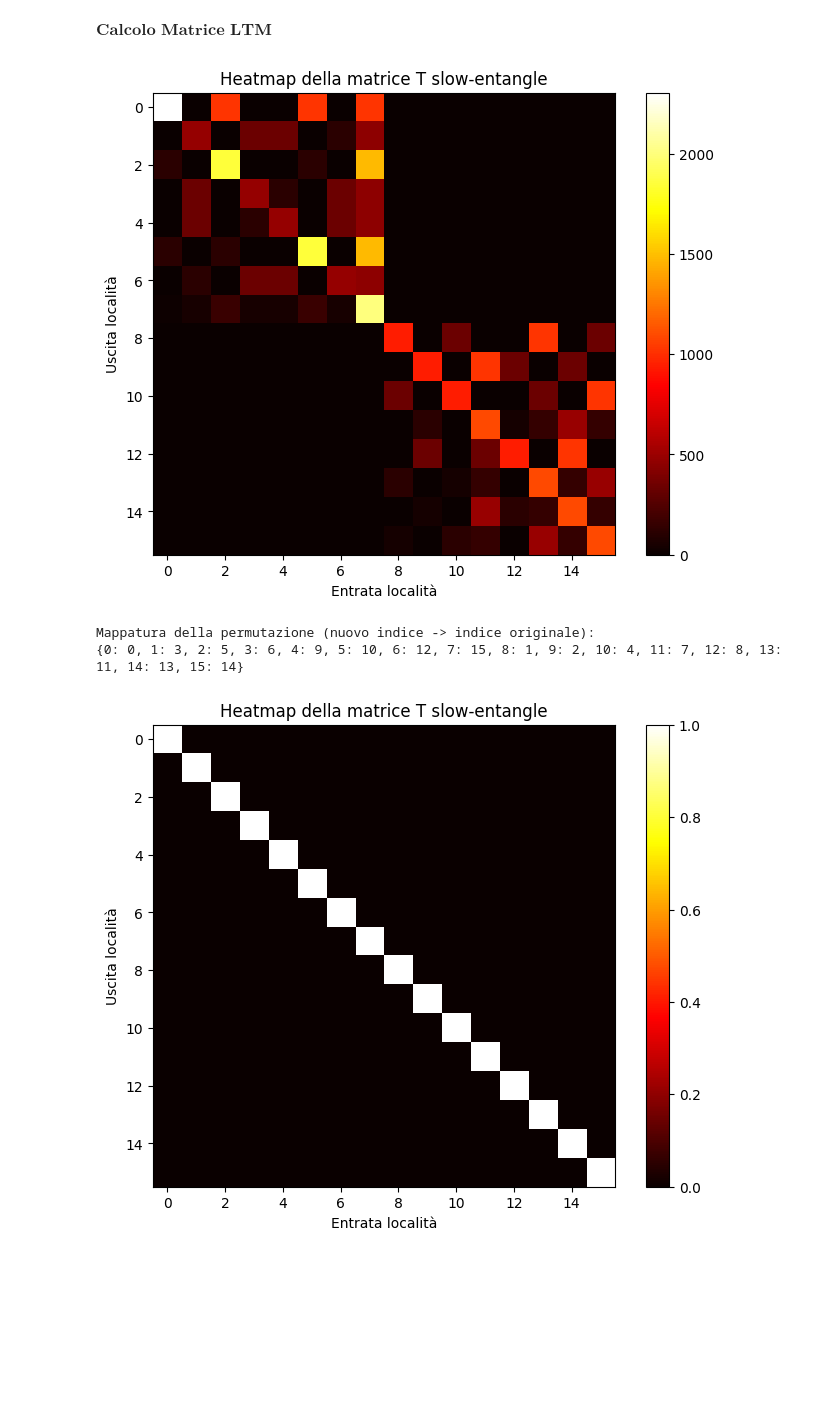
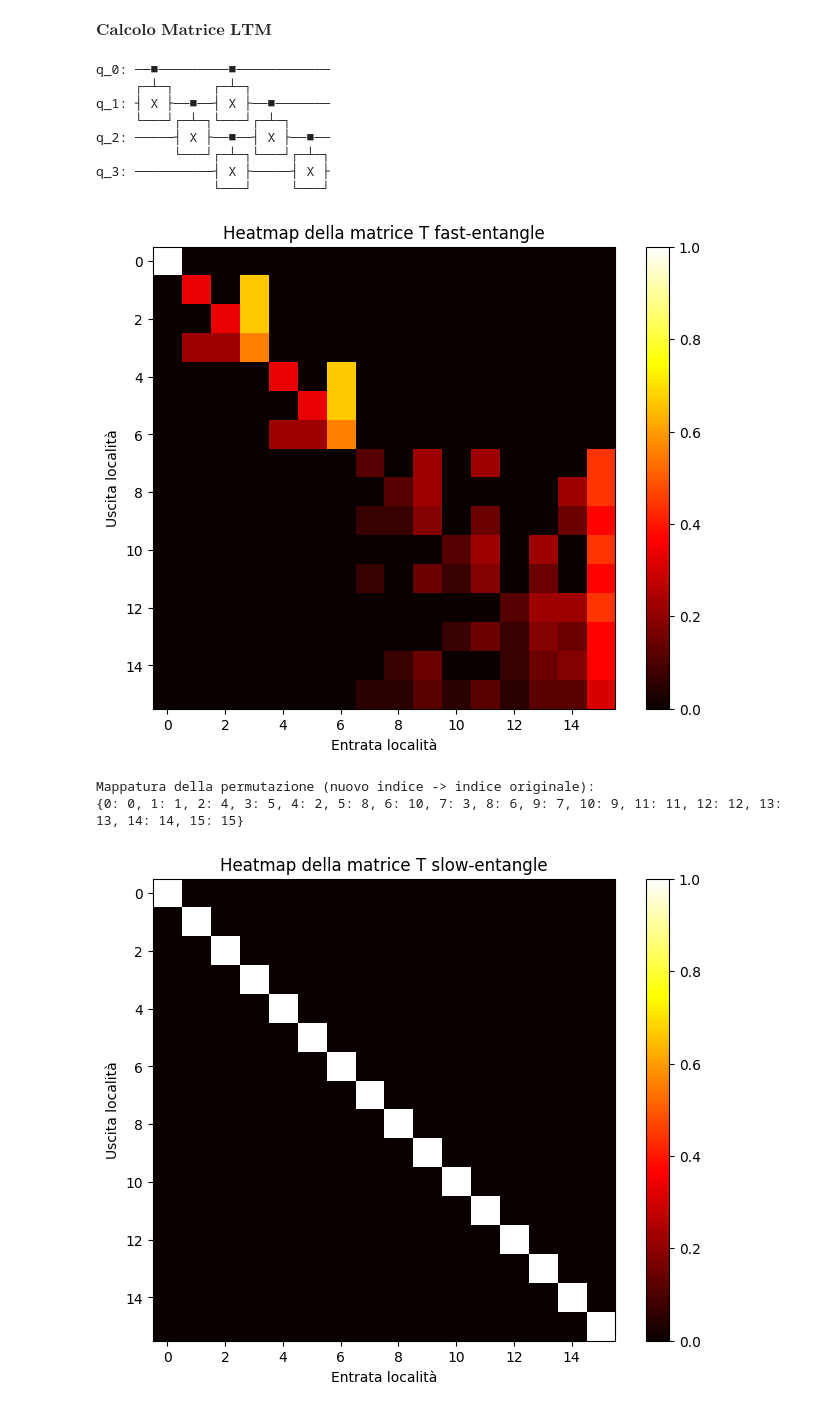
Before and after one commit to sebastianopian/QC.exam, a Jupyter notebook: 00_program.ipynb, the cells around one changed output. Saved outputs shown, nothing was run; the diff lists cells and outputs as text; code cells hidden in the pictures; blank space fills up the shorter version.

```diff
--- a/00_program.ipynb
+++ b/00_program.ipynb
@@ -624,7 +624,7 @@ import qiskit as qc
 from qiskit_aer import Aer
 import numpy as np
 from qiskit import QuantumCircuit
-from qiskit.quantum_info import DensityMatrix, SparsePauliOp
+from qiskit.quantum_info import DensityMatrix, SparsePauliOp, Operator
 
 n = 4  # Numero di qubit
 
@@ -669,24 +669,21 @@ J = len(unique_tuples)
 ############_-------------------------------------------------
 # 3. Definizione della matrice H (in questo caso 4 gate pauli X)
 
-def pauli_x():
-    return np.array([[0, 1], [1, 0]], dtype=complex)
+n = 4  # Numero di qubit
+circuit = QuantumCircuit(n)
 
-# Prodotto tensoriale di 4 porte X
-x_gate = pauli_x()
-H = x_gate
-for _ in range(3):  # Aggiunge 3 porte X per un totale di 4
-    H = np.kron(H, x_gate)
+
+circuit.cx(0,1)
+for i in range (n-2):
+    circuit.cx(i+1, i+2)
+    circuit.cx(i, i+1)
+circuit.cx(n-2,n-1)
+print(circuit)
+H = np.array(Operator(circuit))
 
 #-----------------------------------
 
 # 4 Costruzione della matrice T e di l:
-# Per ciascun gruppo j (per tensori B) e per ciascun gruppo k (per tensori P)
-# si somma (con normalizzazione) il contributo: (trace(H† B H P))^2.
-
-
-H=W.to_matrix()
-
 T = np.zeros((J, J), dtype=complex)
 
 
@@ -714,37 +711,45 @@ for j_idx, tup_j in enumerate(unique_tuples):
 
 
 # 5. Diagonalizzazione a blocchi fortemente connessi tramite permutazioni
 # Costruiamo una "matrice di connettività": consideriamo un arco tra i nodi i e j se |T[i,j]| > tol
 tol = 1e-16
 connectivity = (np.abs(T) > tol).astype(int)
 
 # Trova i componenti connessi (trattando la matrice come grafo non diretto)
 n_components, comp_labels = connected_components(connectivity, directed=False, connection='weak')
 
 # La permutazione che raggruppa per componente è data da:
 permutation = np.argsort(comp_labels)
 # Riordiniamo T per ottenere una forma bloc-diagonale
 T_perm = T[permutation, :][:, permutation]
 
 # Salviamo la mappatura della permutazione: (nuovo indice -> indice originale)
 perm_mapping = {new_idx: old_idx for new_idx, old_idx in enumerate(permutation)}
 
 # 6. Plot della matrice T permutata come heatmap (si plottano i valori reali)
 plt.figure(figsize=(8, 6))
 plt.imshow(np.real(T_perm), cmap='hot', interpolation='nearest')
 plt.colorbar()
 plt.xlabel("Entrata località")
 plt.ylabel("Uscita località")
-plt.title("Heatmap della matrice T slow-entangle")
+plt.title("Heatmap della matrice T fast-entangle")
 plt.show()
 
 # Salva (o stampa) la mappatura della permutazione
 print("Mappatura della permutazione (nuovo indice -> indice originale):")
 print(perm_mapping)
 # %% [output]
+q_0: ──■─────────■────────────
+     ┌─┴─┐     ┌─┴─┐
+q_1: ┤ X ├──■──┤ X ├──■───────
+     └───┘┌─┴─┐└───┘┌─┴─┐
+q_2: ─────┤ X ├──■──┤ X ├──■──
+          └───┘┌─┴─┐└───┘┌─┴─┐
+q_3: ──────────┤ X ├─────┤ X ├
+               └───┘     └───┘
-[figure, old version]
+[figure, new version]
-Mappatura della permutazione (nuovo indice -> indice originale):
-{0: 0, 1: 3, 2: 5, 3: 6, 4: 9, 5: 10, 6: 12, 7: 15, 8: 1, 9: 2, 10: 4, 11: 7, 12: 8, 13: 11, 14: 13, 15: 14}
+Mappatura della permutazione (nuovo indice -> indice originale):
+{0: 0, 1: 1, 2: 4, 3: 5, 4: 2, 5: 8, 6: 10, 7: 3, 8: 6, 9: 7, 10: 9, 11: 11, 12: 12, 13: 13, 14: 14, 15: 15}
 # %%
 from inspect import trace
 import numpy as np
```
